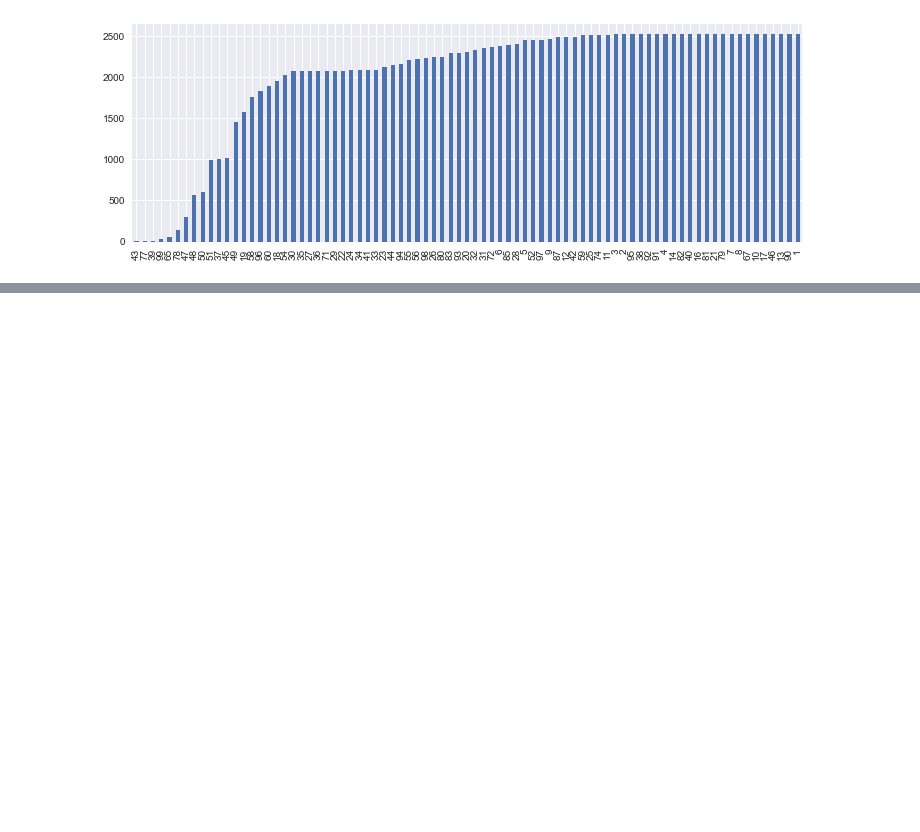
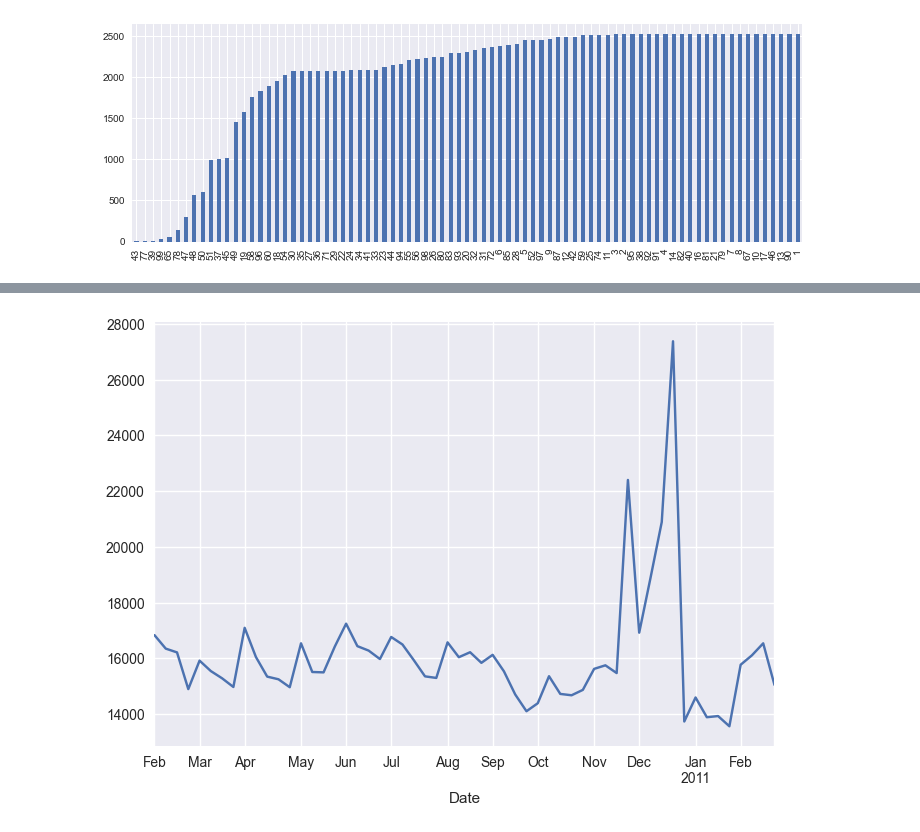
Before and after one commit to SandipSonawane/UIUC-STAT542-Statistical-Learning, a Jupyter notebook: Project 2- Walmart Store Sales Forcasting/EDA.ipynb, the cells around one changed output, grey strips where cells are left out. Cells and saved outputs as stored; diff of their text form; code cells hidden in the pictures; blank space fills up the shorter version.

```diff
--- a/Project 2- Walmart Store Sales Forcasting/EDA.ipynb
+++ b/Project 2- Walmart Store Sales Forcasting/EDA.ipynb
@@ -72,0 +101,5 @@ profile
+# %%
+train_ini.groupby(by=['Date']).mean()['Weekly_Sales'].plot()
+plt.show()
+# %% [output]
+[figure, added]
```
Also changed, not shown: parts of 8 cells of this notebook.
